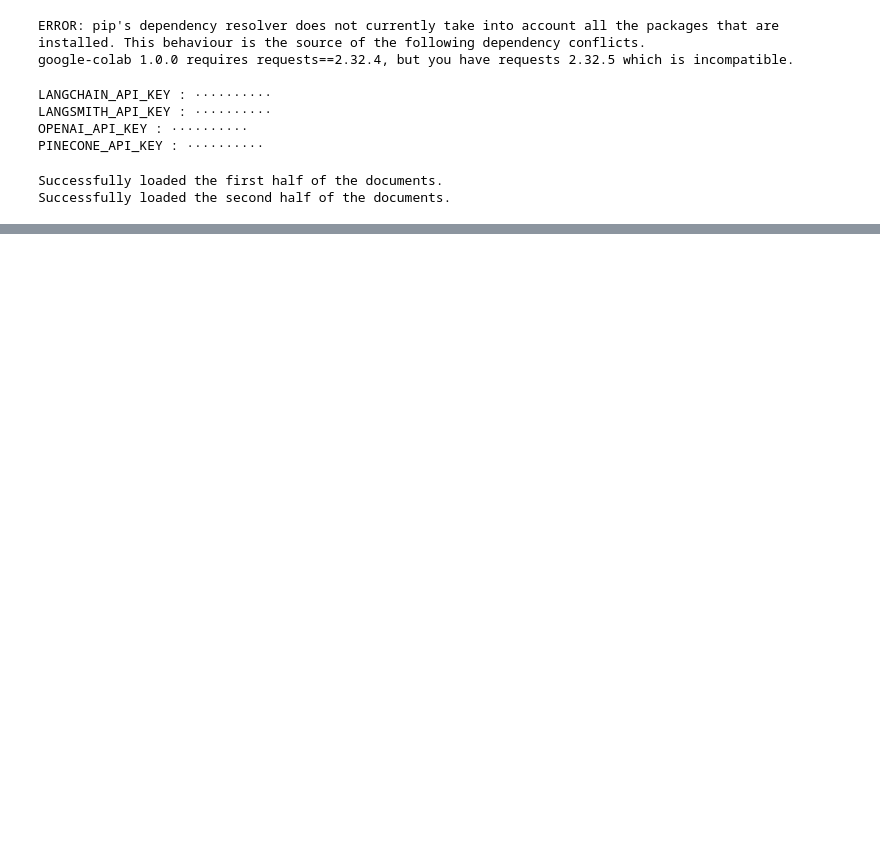
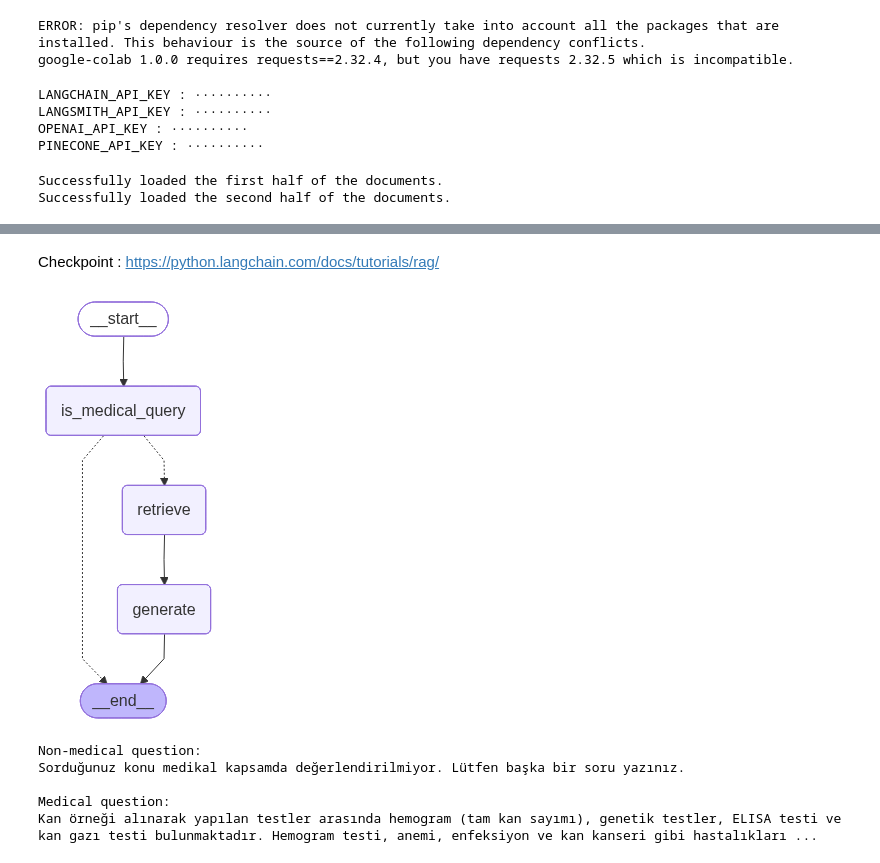
Before and after one commit to zypchn/zeytin, a Jupyter notebook: MedicalRAG_demo.ipynb, the cells around one changed output, grey strips where cells are left out. Drawn from its saved outputs; the diff is of its cells as text; code cells hidden in the pictures; blank space fills up the shorter version.

```diff
--- a/MedicalRAG_demo.ipynb
+++ b/MedicalRAG_demo.ipynb
@@ -108 +116,13 @@ SCORE : 0.538913786
 haftalarda yapılarak bebeğin Down sendromu, Edward Sendromu ve Patau sendromu gibi durumların riskinin ortaya çıkarılması için yapılır. Böylelikle bebek doğmadan önce ciddi zihinsel engelliliği ya da  ...
+# %% [markdown]
+Checkpoint :
+https://python.langchain.com/docs/tutorials/rag/
+# %%
+prompt = hub.pull("rlm/rag-prompt")
+llm = init_chat_model("gpt-4o-mini", model_provider="openai")
+# %%
+class State(TypedDict):
+  is_medical: bool
+  query: str
+  context: List[Document]
+  response: str
@@ -108,0 +145,59 @@ haftalarda yapılarak bebeğin Down sendromu, Edward Sendromu ve Patau sendromu
+# %%
+def retrieve(state: State):
+  retrieved_docs = vector_store.similarity_search(state["query"], k=7)
+  return {"context": retrieved_docs}
+
+def generate(state: State):
+  docs_content = "\n\n".join(doc.page_content for doc in state["context"])
+  messages = prompt.invoke({
+      "question": state["query"],
+      "context": docs_content,
+  })
+  response = llm.invoke(messages)
+  return {"response": response.content}
+# %%
+workflow = StateGraph(State)
+
+workflow.add_node("retrieve", retrieve)
+workflow.add_node("generate", generate)
+workflow.add_node("is_medical_query", is_medical_query)
+
+workflow.add_edge(START, "is_medical_query")
+workflow.add_conditional_edges(
+    "is_medical_query",
+    lambda state: "retrieve" if state["is_medical"] else END,
+    {"retrieve": "retrieve", END: END}
+)
+
+workflow.add_edge("retrieve", "generate")
+workflow.add_edge("generate", END)
+
+# Compile workflow
+app = workflow.compile()
+display(Image(app.get_graph().draw_mermaid_png()))
+# %% [output]
+[figure, added]
+# %%
+query1 = "Kırmızı ve sarı renkler karıştığında hangi renk çıkar?"
+query2 = "Kan örneği alınarak yapılan testler hangileridir?"
+
+
+response1 = app.invoke({
+    "query": query1
+})
+
+response2 = app.invoke({
+    "query": query2
+})
+
+print("Non-medical question:")
+print(response1["response"])
+print()
+print("Medical question:")
+print(response2["response"])
+# %% [output]
+Non-medical question:
+Sorduğunuz konu medikal kapsamda değerlendirilmiyor. Lütfen başka bir soru yazınız.
+
+Medical question:
+Kan örneği alınarak yapılan testler arasında hemogram (tam kan sayımı), genetik testler, ELISA testi ve kan gazı testi bulunmaktadır. Hemogram testi, anemi, enfeksiyon ve kan kanseri gibi hastalıkları ...
```
Also changed, not shown: parts of 6 cells of this notebook.
